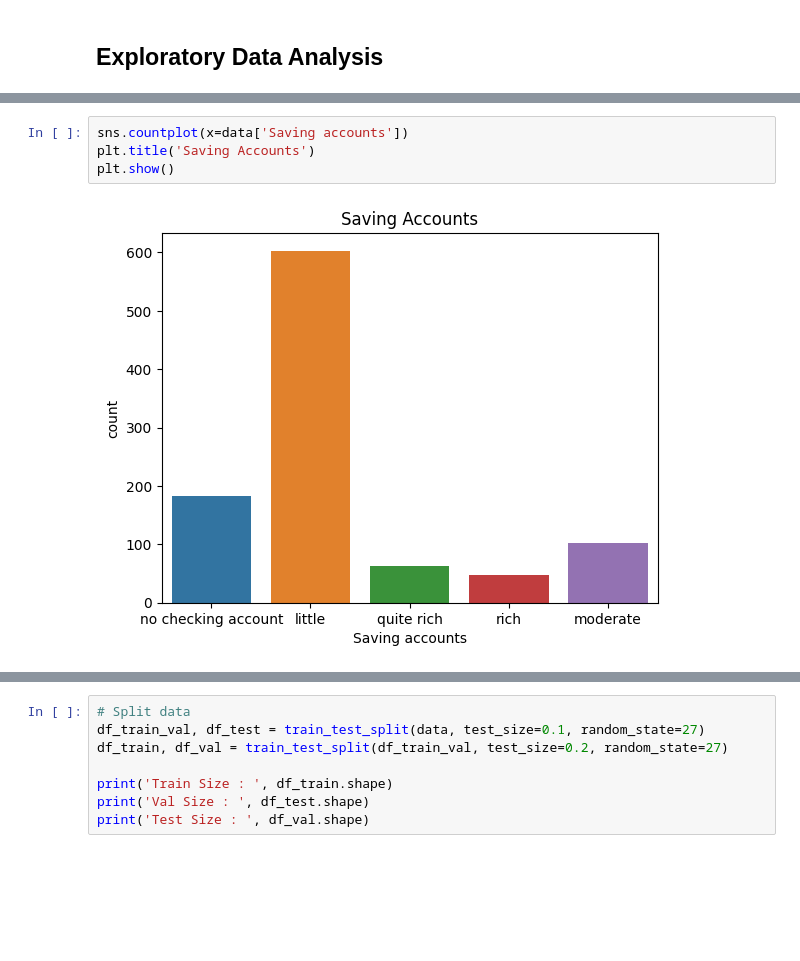
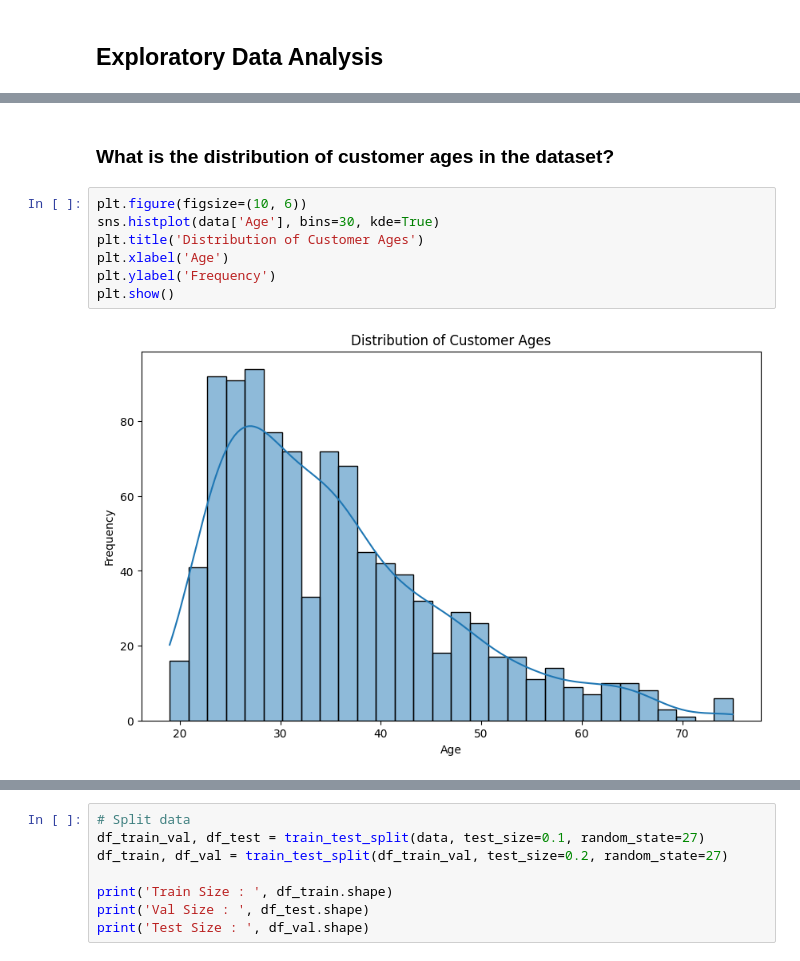
Before and after one commit to salmanfaishal27/german-credit-risk, a Jupyter notebook: script.ipynb, the cells around one changed output, grey strips where cells are left out. Cells and saved outputs as stored; diff of their text form; blank space fills up the shorter version.

```diff
--- a/script.ipynb
+++ b/script.ipynb
@@ -74,6 +56,11 @@ plt.show()
-# %%
-sns.countplot(x=data['Saving accounts'])
-plt.title('Saving Accounts')
-plt.show()
-# %% [output]
-[figure, removed]
+# %% [markdown]
+### What is the distribution of customer ages in the dataset?
+# %%
+plt.figure(figsize=(10, 6))
+sns.histplot(data['Age'], bins=30, kde=True)
+plt.title('Distribution of Customer Ages')
+plt.xlabel('Age')
+plt.ylabel('Frequency')
+plt.show()
+# %% [output]
+[figure, added]
```
Also changed, not shown: parts of 31 cells of this notebook.
